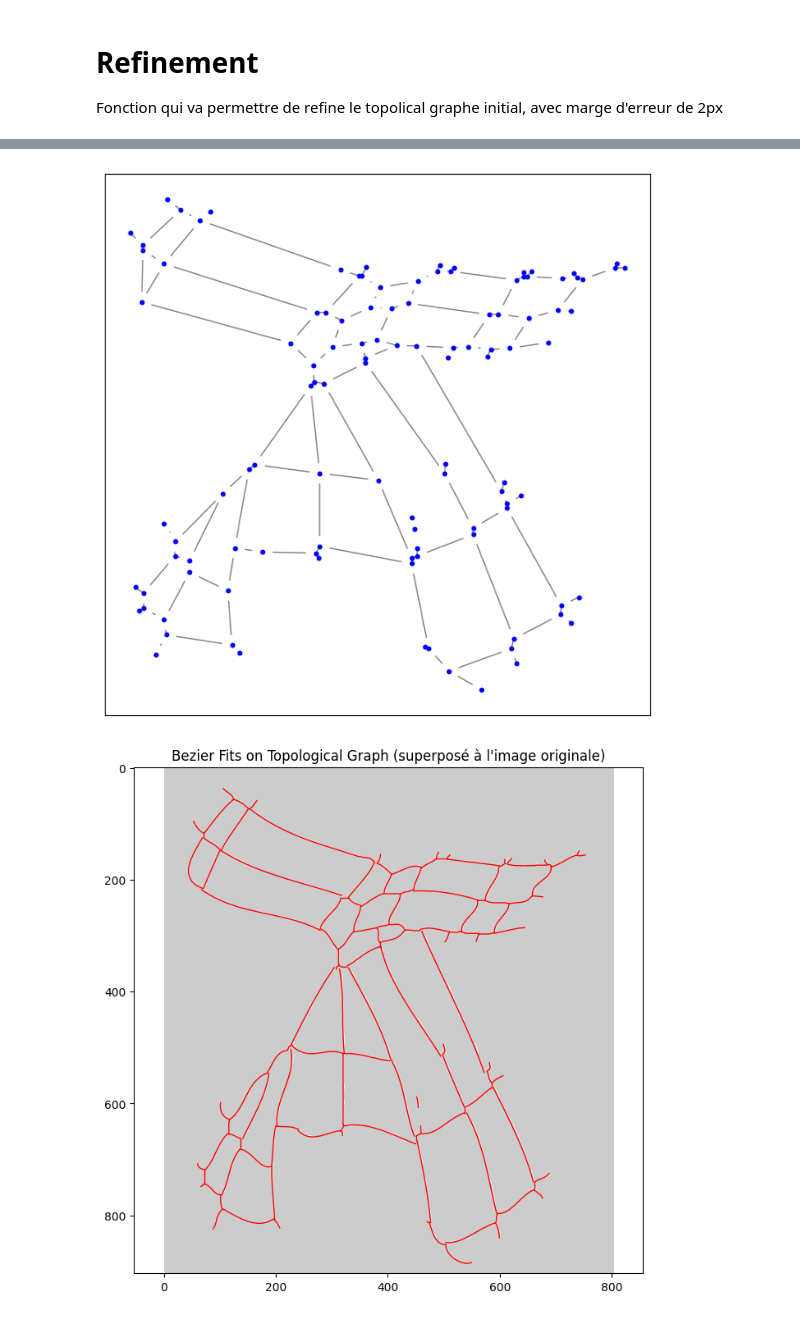
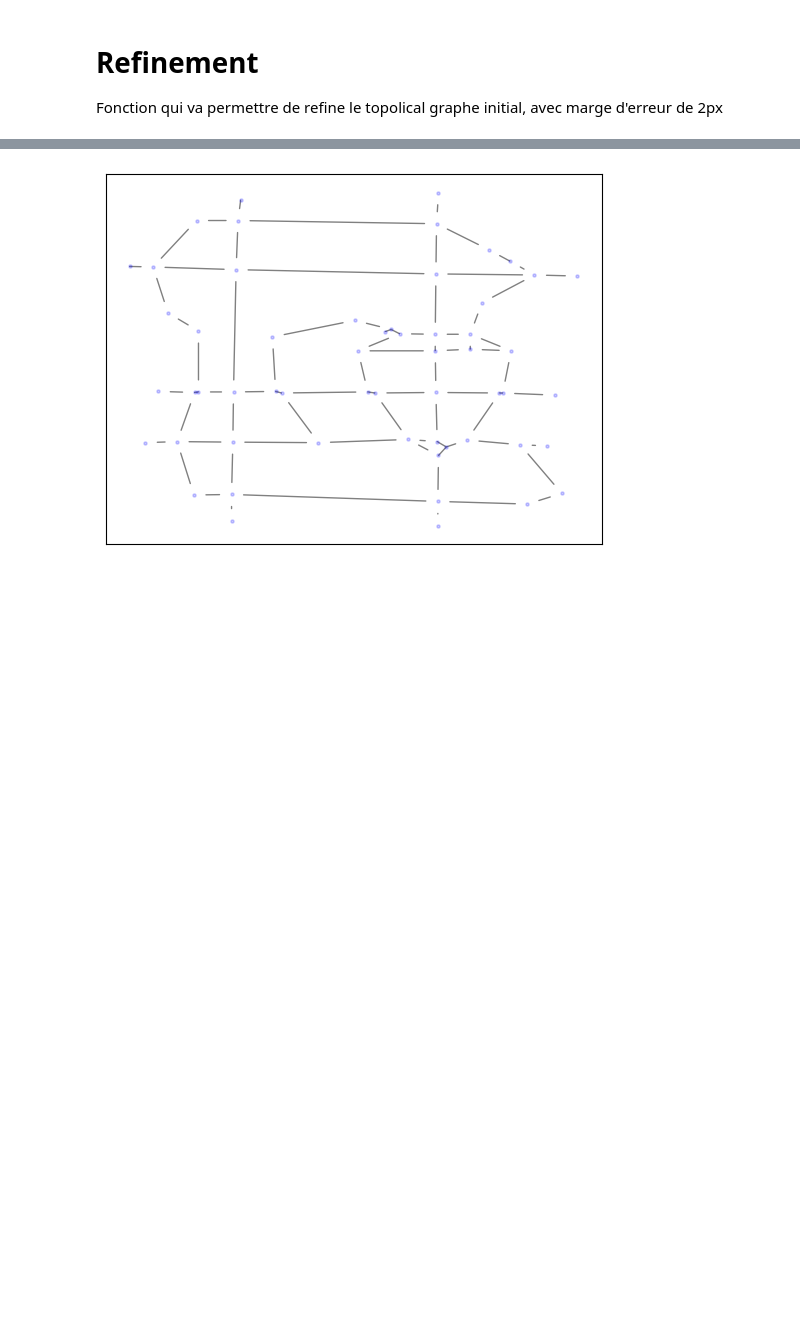
Before and after one commit to rambip/sketch-vectorization, a Jupyter notebook: notebooks/work_matteo.ipynb, the cells around one changed output, grey strips where cells are left out. Saved outputs shown, nothing was run; the diff lists cells and outputs as text; code cells hidden in the pictures; blank space fills up the shorter version.

```diff
--- a/notebooks/work_matteo.ipynb
+++ b/notebooks/work_matteo.ipynb
@@ -22,18 +22,18 @@ from bez.global_optim import optimisation, show_SVG
 # %%
 # Skeleton extraction
-img = io.imread(ROOT_DIR /"data/original_paper/figure_1/input.png") # [165:190, 220:270, :]
+img = io.imread(ROOT_DIR /"data/original_paper/figure_2/input.png")#[100:250, 600:780, :]
 
 skeletone, thikness = image_to_skeleton(img)
 plt.imshow(skeletone, cmap="gray")
 plt.axis("off")
 plt.show()
 
+
 topo_graph = extract_simple_topology_from_skeleton(skeletone)
-visualize_subgraph(topo_graph, full_graph=True)
+topo_graph_ = extract_topology_from_skeleton(skeletone)
 
-topo_graph_ = extract_topology_from_skeleton(skeletone)
-visualize_subgraph(topo_graph_, full_graph=True)
 
-# bezier_curves = bezier_from_graph(topo_graph)
-# visualize_bezier_fits(img, bezier_curves)
+plt.figure(figsize=(6, 6))
+visualize_topo(topo_graph, full_graph=True)
+plt.title("Topology (naive)")
 # %% [output]
@@ -43,13 +43,8 @@ visualize_subgraph(topo_graph_, full_graph=True)
 # %%
 topo_graph = refine(topo_graph)
 # visualize_subgraph(topo_graph, full_graph=True)
-visualize_subgraph(topo_graph, full_graph=True)
-
-new_bezier_curves = bezier_from_graph(topo_graph)
-# visualize_bezier_fits(skeletone, bezier_curves)
-visualize_bezier_fits(skeletone, new_bezier_curves)
+visualize_topo(topo_graph, full_graph=True)
 # %% [output]
-[figure, old version]
+[figure, new version]
-[figure, removed]
 # %%
 hyper = HyperGraph(topo_graph)
```
Also changed, not shown: parts of 8 cells of this notebook, 2 other files.
